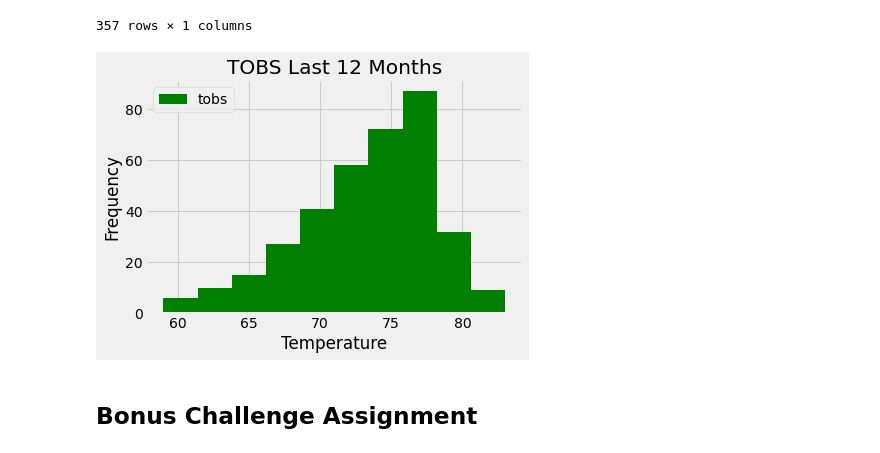
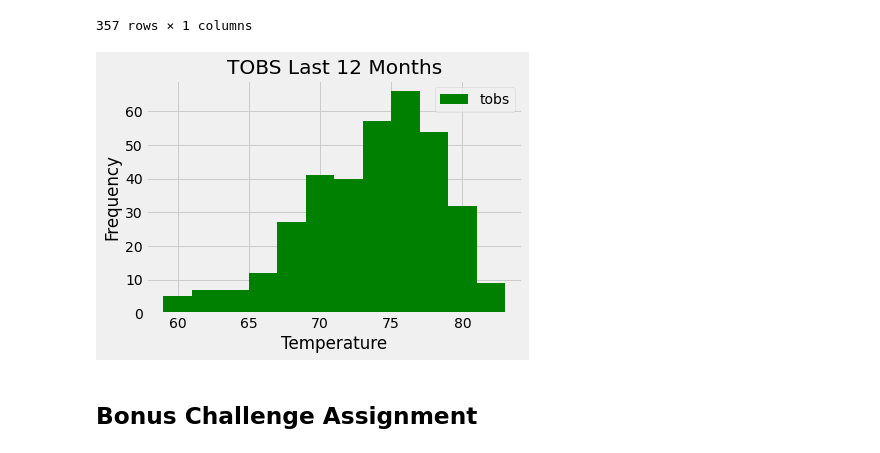
Before and after one commit to rjyobal/sqlalchemy-challenge, a Jupyter notebook: climate_starter.ipynb, the cells around one changed output. Drawn from its saved outputs; the diff is of its cells as text; code cells hidden in the pictures.

Commit message:
Fix dates

```diff
--- a/climate_starter.ipynb
+++ b/climate_starter.ipynb
@@ -167,5 +172,6 @@ session.query(Measurement.station,func.min(Measurement.tobs),func.max(Measuremen
 # Query the last 12 months of temperature observation data for this station and plot the results as a histogram
 # %%
 last_date = session.query(Measurement.date).filter(Measurement.station==active_station).order_by(Measurement.date.desc()).first()
+last_date = last_date.date
 last_date
 # %% [output]
@@ -177,0 +179,3 @@ datetime.date(2016, 8, 18)
+# %%
+year, month, day = last_date.split('-')
+f'{year}-{month}-{day}'
@@ -177,0 +184,3 @@ datetime.date(2016, 8, 18)
+# %%
+year_ago = dt.date(int(year)-1,int(month),int(day))
+year_ago
@@ -195,13 +206,13 @@ df
 | 356 | 79.0 |
 357 rows × 1 columns
 # %%
-df.plot.hist(color='green')
+df.plot.hist(bins=12, color='green')
 plt.title("TOBS Last 12 Months")
 plt.xlabel("Temperature")
 plt.savefig('Images/TOBS Last 12 Months_HIST.jpg')
 plt.show()
 # %% [output]
-[figure, old version]
+[figure, new version]
 # %% [markdown]
 ## Bonus Challenge Assignment
 # %%
```
Also changed, not shown: parts of 8 cells of this notebook, 1 other file.
